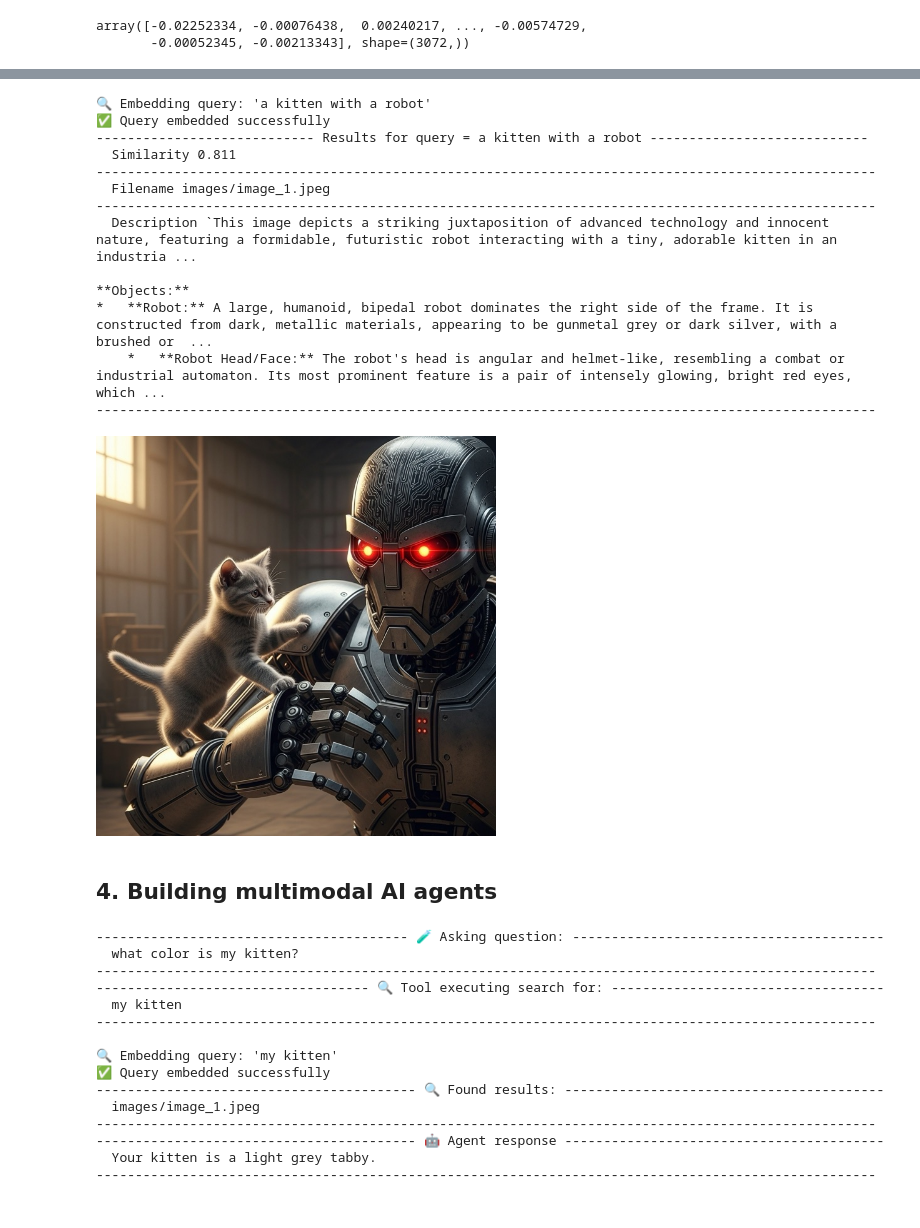
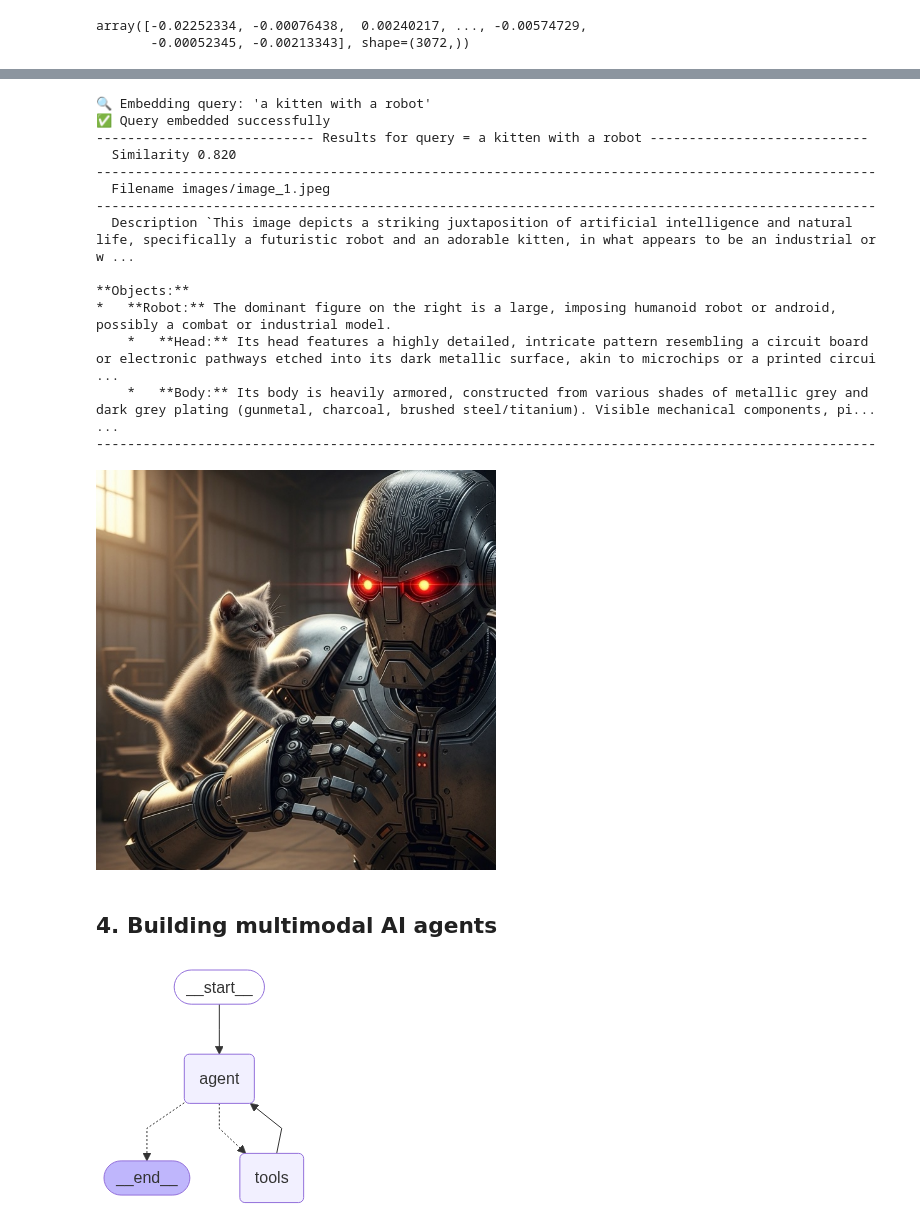
Before and after one commit to shoaibkhanz/agentic-ai-engineering-course, a Jupyter notebook: lessons/11_multimodal/notebook.ipynb, the cells around one changed output, grey strips where cells are left out. Cells and saved outputs as stored; diff of their text form; code cells hidden in the pictures.

```diff
--- a/lessons/11_multimodal/notebook.ipynb
+++ b/lessons/11_multimodal/notebook.ipynb
@@ -555,0 +607,8 @@ else:
+# %%
+image_paths = list(Path("images").glob("*.jpeg"))
+vector_index = create_multimodal_embeddings(image_paths)
+
+if len(vector_index) == 0:
+    pretty_print.wrapped("No embeddings were created successfully", title="❌")
+else:
+    pretty_print.wrapped(f"Successfully created {len(vector_index)} embeddings", title="✅")
@@ -633,0 +675,18 @@ else:
+# %%
+query = "two robots fighting"
+results = search_multimodal(query, vector_index, top_k=1)
+
+if not results:
+    pretty_print.wrapped("❌ No results found", title="❌")
+else:
+    result = results[0]
+
+    pretty_print.wrapped(
+        [
+            f"Similarity {result['similarity']:.3f}",
+            f"Filename {result['filename']}",
+            f"Description `{result['description'][:1000]}...`",
+        ],
+        title=f"Results for query = {query}",
+    )
+    display_image(Path(result["filename"]))
@@ -634,6 +710,6 @@ else:
 # %%
 query = "a kitten with a robot"
-results = search_multimodal(query, all_docs, top_k=1)
+results = search_multimodal(query, vector_index, top_k=1)
 
 if not results:
     pretty_print.wrapped("❌ No results found", title="❌")
@@ -653,15 +729,16 @@ else:
 🔍 Embedding query: 'a kitten with a robot'
 ✅ Query embedded successfully
 ---------------------------- Results for query = a kitten with a robot ----------------------------
-  Similarity 0.811
+  Similarity 0.820
 ----------------------------------------------------------------------------------------------------
   Filename images/image_1.jpeg
 ----------------------------------------------------------------------------------------------------
-  Description `This image depicts a striking juxtaposition of advanced technology and innocent nature, featuring a formidable, futuristic robot interacting with a tiny, adorable kitten in an industria ...
+  Description `This image depicts a striking juxtaposition of artificial intelligence and natural life, specifically a futuristic robot and an adorable kitten, in what appears to be an industrial or w ...
 
 **Objects:**
-*   **Robot:** A large, humanoid, bipedal robot dominates the right side of the frame. It is constructed from dark, metallic materials, appearing to be gunmetal grey or dark silver, with a brushed or  ...
-    *   **Robot Head/Face:** The robot's head is angular and helmet-like, resembling a combat or industrial automaton. Its most prominent feature is a pair of intensely glowing, bright red eyes, which ...
+*   **Robot:** The dominant figure on the right is a large, imposing humanoid robot or android, possibly a combat or industrial model.
+    *   **Head:** Its head features a highly detailed, intricate pattern resembling a circuit board or electronic pathways etched into its dark metallic surface, akin to microchips or a printed circui ...
+    *   **Body:** Its body is heavily armored, constructed from various shades of metallic grey and dark grey plating (gunmetal, charcoal, brushed steel/titanium). Visible mechanical components, pi... ...
 ----------------------------------------------------------------------------------------------------
 [figure]
 # %% [markdown]
@@ -690,7 +767,7 @@ def multimodal_search_tool(query: str) -> dict[str, Any]:
 
     pretty_print.wrapped(query, title="🔍 Tool executing search for:")
 
-    results = search_multimodal(query, all_docs, top_k=1)
+    results = search_multimodal(query, vector_index, top_k=1)
 
     if not results:
         return {"role": "tool_result", "content": "No relevant content found for your query."}
@@ -753,36 +830,8 @@ def build_react_agent() -> Any:
     )
 
     return agent
-
-
-try:
-    react_agent = build_react_agent()
-
-    test_question = "what color is my kitten?"
-    pretty_print.wrapped(test_question, title="🧪 Asking question:")
-
-    response = react_agent.invoke(input={"messages": test_question})
-    messages = response.get("messages", [])
-    if messages:
-        final_message = messages[-1].content
-    else:
-        final_message = "No response from the agent"
-    pretty_print.wrapped(final_message, title="🤖 Agent response")
-except Exception as e:
-    print(f"❌ Error in ReAct agent: {e}")
-# %% [output]
----------------------------------------- 🧪 Asking question: ----------------------------------------
-  what color is my kitten?
-----------------------------------------------------------------------------------------------------
------------------------------------ 🔍 Tool executing search for: -----------------------------------
-  my kitten
-----------------------------------------------------------------------------------------------------
-
-🔍 Embedding query: 'my kitten'
-✅ Query embedded successfully
------------------------------------------ 🔍 Found results: -----------------------------------------
-  images/image_1.jpeg
-----------------------------------------------------------------------------------------------------
------------------------------------------ 🤖 Agent response -----------------------------------------
-  Your kitten is a light grey tabby.
-----------------------------------------------------------------------------------------------------
+# %%
+react_agent = build_react_agent()
+react_agent
+# %% [output]
+[figure, added]
```
Also changed, not shown: parts of 29 cells of this notebook, 2 other files.
